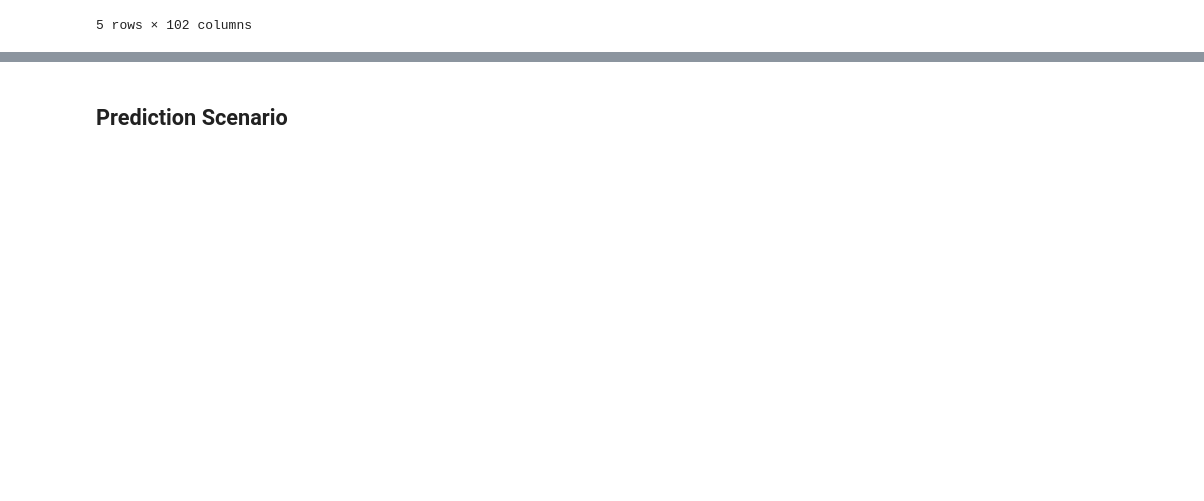
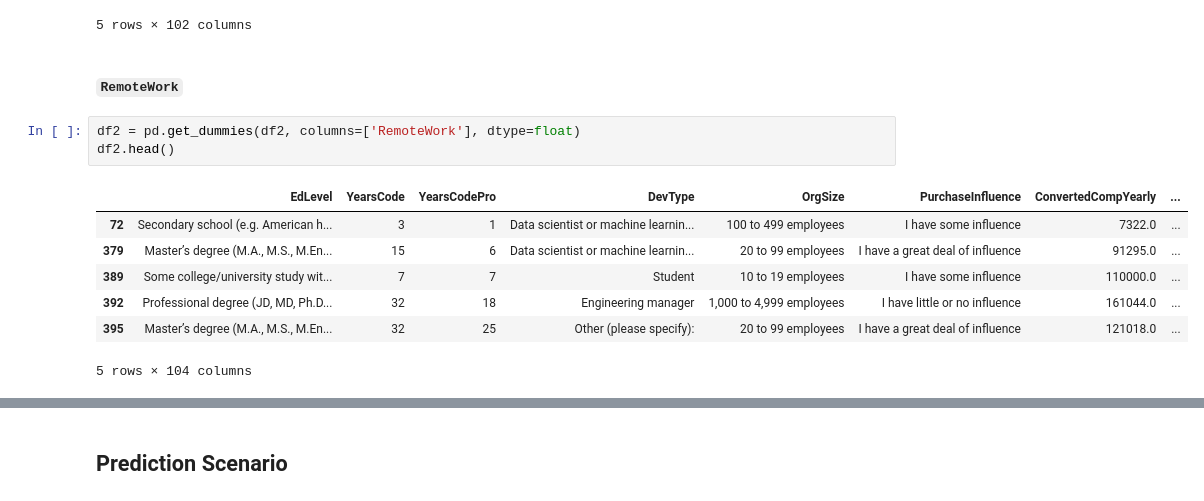
Before and after one commit to DavidB1999/Udacity-Project---Stack-Overflow-Annual-Developer-Survey, a Jupyter notebook: Analysis.ipynb, the cells around one changed output, grey strips where cells are left out. Saved outputs shown, nothing was run; the diff lists cells and outputs as text; blank space fills up the shorter version.

Commit message:
Feature engineering done

```diff
--- a/Analysis.ipynb
+++ b/Analysis.ipynb
@@ -422,3 +422,16 @@ df2.head()
 | 392 | Hybrid (some remote, some in-person) | Professional degree (JD, MD, Ph.D... | 32 | 18 | Engineering manager | 1,000 to 4,999 employees | I have little or no influence | ... |
 | 395 | Remote | Master’s degree (M.A., M.S., M.En... | 32 | 25 | Other (please specify): | 20 to 99 employees | I have a great deal of influence | ... |
 5 rows × 102 columns
+# %% [markdown]
+##### `RemoteWork`
+# %%
+df2 = pd.get_dummies(df2, columns=['RemoteWork'], dtype=float)
+df2.head()
+# %% [output]
+|  | EdLevel | YearsCode | YearsCodePro | DevType | OrgSize | PurchaseInfluence | ConvertedCompYearly | ... |
+| 72 | Secondary school (e.g. American h... | 3 | 1 | Data scientist or machine learnin... | 100 to 499 employees | I have some influence | 7322.0 | ... |
+| 379 | Master’s degree (M.A., M.S., M.En... | 15 | 6 | Data scientist or machine learnin... | 20 to 99 employees | I have a great deal of influence | 91295.0 | ... |
+| 389 | Some college/university study wit... | 7 | 7 | Student | 10 to 19 employees | I have some influence | 110000.0 | ... |
+| 392 | Professional degree (JD, MD, Ph.D... | 32 | 18 | Engineering manager | 1,000 to 4,999 employees | I have little or no influence | 161044.0 | ... |
+| 395 | Master’s degree (M.A., M.S., M.En... | 32 | 25 | Other (please specify): | 20 to 99 employees | I have a great deal of influence | 121018.0 | ... |
+5 rows × 104 columns
```
Also changed, not shown: parts of 17 cells of this notebook.
